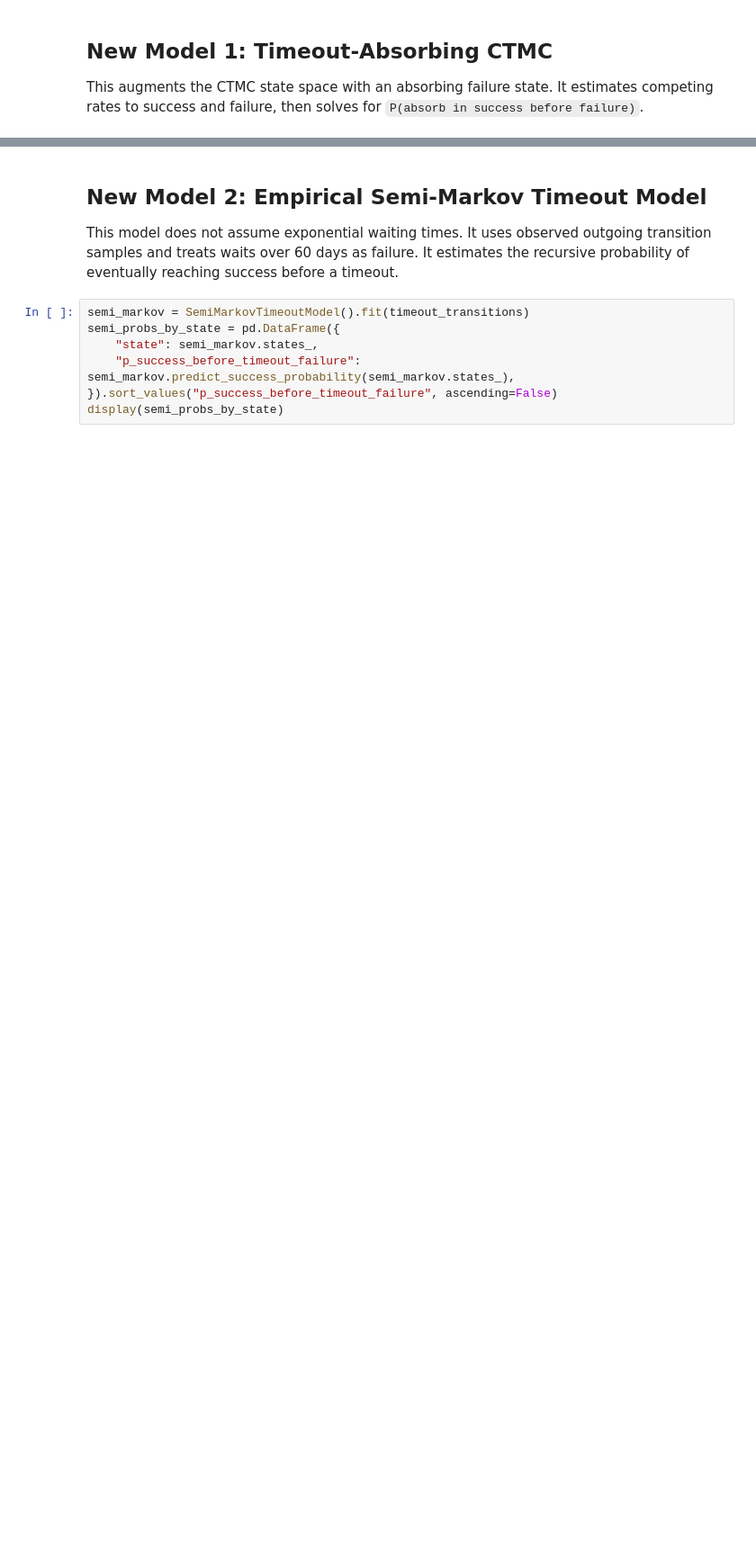
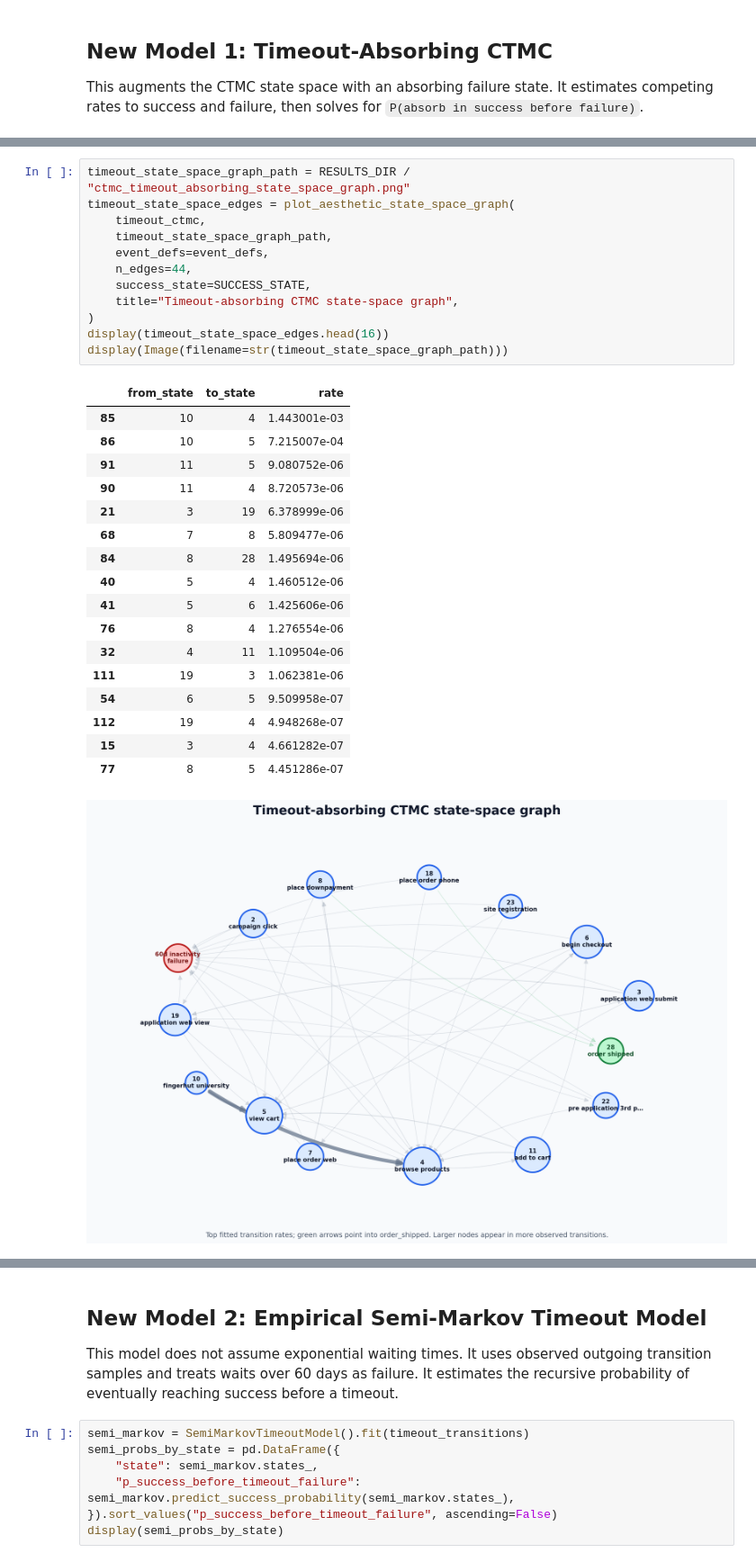
Before and after one commit to yuliaanashkina/m148-project, a Jupyter notebook: notebooks/benchmarks/ctmc_exploration.ipynb, the cells around one changed output, grey strips where cells are left out. Shown at 90% size. Saved outputs shown, nothing was run; the diff lists cells and outputs as text; blank space fills up the shorter version.

```diff
--- a/notebooks/benchmarks/ctmc_exploration.ipynb
+++ b/notebooks/benchmarks/ctmc_exploration.ipynb
@@ -113,0 +257,31 @@ display(timeout_probs_by_state)
+# %%
+timeout_state_space_graph_path = RESULTS_DIR / "ctmc_timeout_absorbing_state_space_graph.png"
+timeout_state_space_edges = plot_aesthetic_state_space_graph(
+    timeout_ctmc,
+    timeout_state_space_graph_path,
+    event_defs=event_defs,
+    n_edges=44,
+    success_state=SUCCESS_STATE,
+    title="Timeout-absorbing CTMC state-space graph",
+)
+display(timeout_state_space_edges.head(16))
+display(Image(filename=str(timeout_state_space_graph_path)))
+# %% [output]
+|  | from_state | to_state | rate |
+| 85 | 10 | 4 | 1.443001e-03 |
+| 86 | 10 | 5 | 7.215007e-04 |
+| 91 | 11 | 5 | 9.080752e-06 |
+| 90 | 11 | 4 | 8.720573e-06 |
+| 21 | 3 | 19 | 6.378999e-06 |
+| 68 | 7 | 8 | 5.809477e-06 |
+| 84 | 8 | 28 | 1.495694e-06 |
+| 40 | 5 | 4 | 1.460512e-06 |
+| 41 | 5 | 6 | 1.425606e-06 |
+| 76 | 8 | 4 | 1.276554e-06 |
+| 32 | 4 | 11 | 1.109504e-06 |
+| 111 | 19 | 3 | 1.062381e-06 |
+| 54 | 6 | 5 | 9.509958e-07 |
+| 112 | 19 | 4 | 4.948268e-07 |
+| 15 | 3 | 4 | 4.661282e-07 |
+| 77 | 8 | 5 | 4.451286e-07 |
+[figure, added]
```
Also changed, not shown: parts of 14 cells of this notebook, 5 other files.
